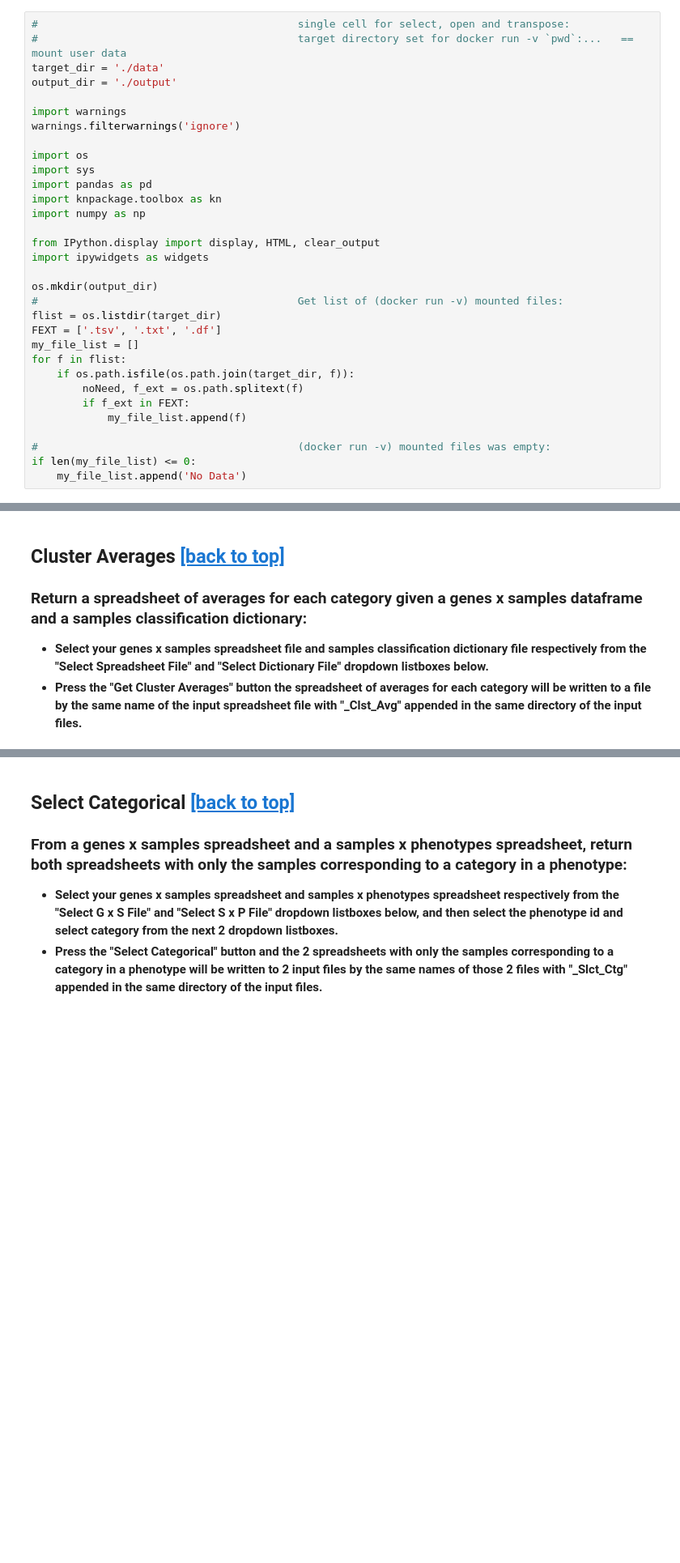
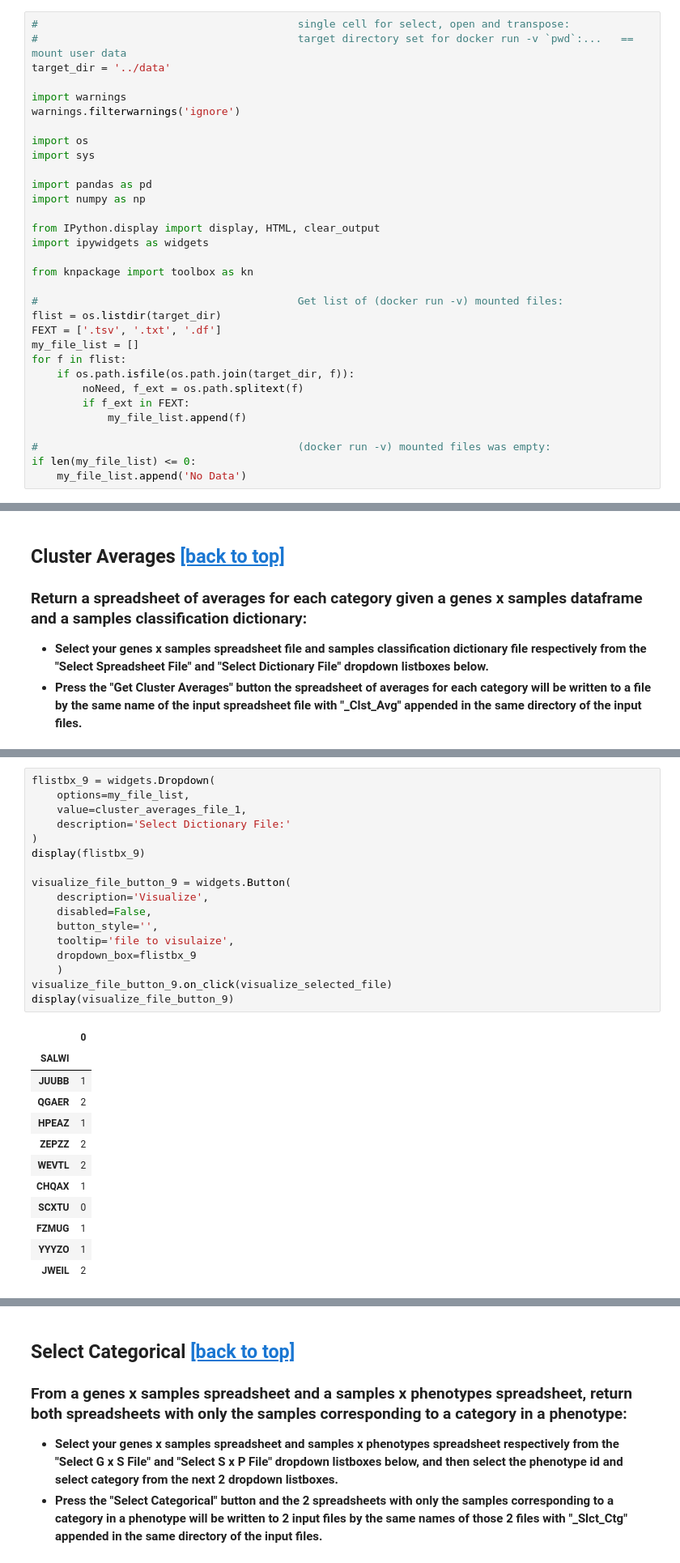
Before and after one commit to XikunZhang/knoweng_transform, a Jupyter notebook: run_transform/all_in_one.ipynb, the cells around one changed output, grey strips where cells are left out. Shown at 81% size. Saved outputs shown, nothing was run; the diff lists cells and outputs as text; blank space fills up the shorter version.

```diff
--- a/run_transform/all_in_one.ipynb
+++ b/run_transform/all_in_one.ipynb
@@ -23,22 +23,22 @@
 # %%
 #                                         single cell for select, open and transpose:
 #                                         target directory set for docker run -v `pwd`:...   ==  mount user data
-target_dir = './data'
-output_dir = './output'
+target_dir = '../data'
 
 import warnings
 warnings.filterwarnings('ignore')
 
 import os
 import sys
+
 import pandas as pd
-import knpackage.toolbox as kn
 import numpy as np
 
 from IPython.display import display, HTML, clear_output
 import ipywidgets as widgets
 
-os.mkdir(output_dir)
+from knpackage import toolbox as kn
+
 #                                         Get list of (docker run -v) mounted files:
 flist = os.listdir(target_dir)
 FEXT = ['.tsv', '.txt', '.df']
@@ -570,0 +571,30 @@ display(output_file_button_5)
+# %%
+flistbx_9 = widgets.Dropdown(
+    options=my_file_list,
+    value=cluster_averages_file_1,
+    description='Select Dictionary File:'
+)
+display(flistbx_9)
+
+visualize_file_button_9 = widgets.Button(
+    description='Visualize',
+    disabled=False,
+    button_style='',
+    tooltip='file to visulaize',
+    dropdown_box=flistbx_9
+    )
+visualize_file_button_9.on_click(visualize_selected_file)
+display(visualize_file_button_9)
+# %% [output]
+|  | 0 |
+| SALWI |  |
+| JUUBB | 1 |
+| QGAER | 2 |
+| HPEAZ | 1 |
+| ZEPZZ | 2 |
+| WEVTL | 2 |
+| CHQAX | 1 |
+| SCXTU | 0 |
+| FZMUG | 1 |
+| YYYZO | 1 |
+| JWEIL | 2 |
```
Also changed, not shown: parts of 14 cells of this notebook.
